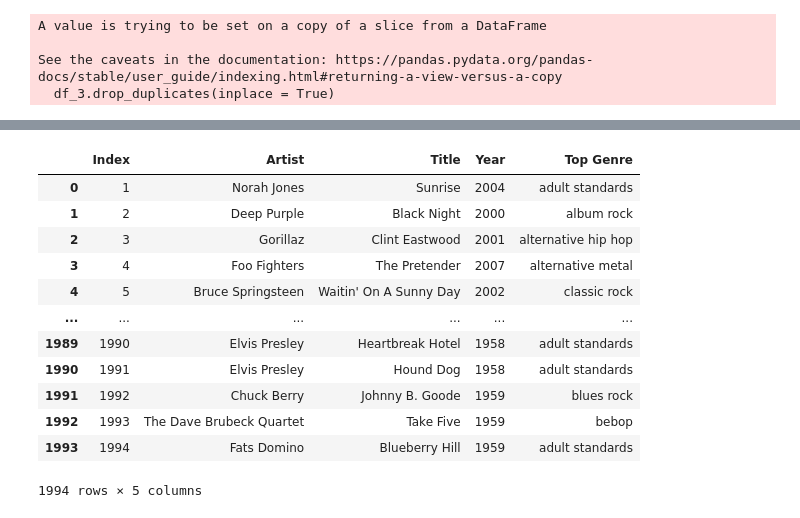
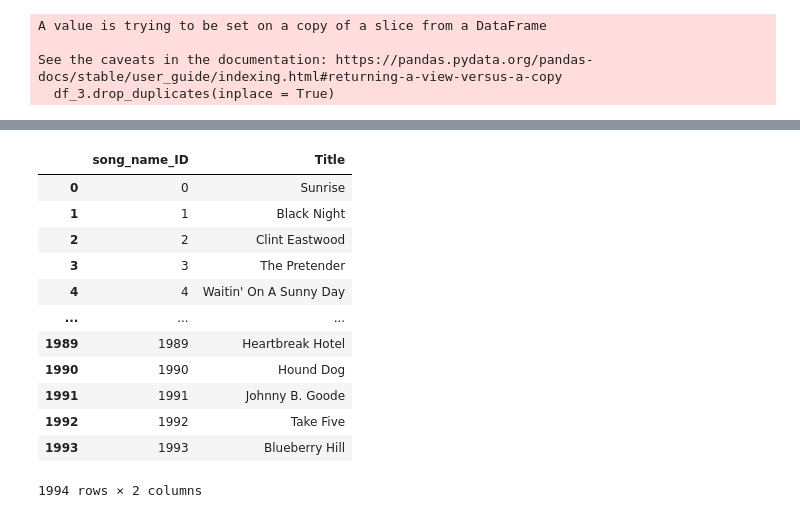
Before and after one commit to gpoon626/ETL-Project, a Jupyter notebook: ETLGroupProject.ipynb, the cells around one changed output, grey strips where cells are left out. Saved outputs shown, nothing was run; the diff lists cells and outputs as text; code cells hidden in the pictures.

```diff
--- a/ETLGroupProject.ipynb
+++ b/ETLGroupProject.ipynb
@@ -199,16 +215,19 @@ ValueError: Can only compare identically-labeled Series objects
 # %%
-df_dummy
+#SONG NAME ID TABLE
+song_name_ID_table = df_1[["Title"]]
+song_name_ID_table.insert(0, "song_name_ID", range(0, 1994))
+song_name_ID_table
 # %% [output]
-|  | Index | Artist | Title | Year | Top Genre |
-| 0 | 1 | Norah Jones | Sunrise | 2004 | adult standards |
-| 1 | 2 | Deep Purple | Black Night | 2000 | album rock |
-| 2 | 3 | Gorillaz | Clint Eastwood | 2001 | alternative hip hop |
-| 3 | 4 | Foo Fighters | The Pretender | 2007 | alternative metal |
-| 4 | 5 | Bruce Springsteen | Waitin' On A Sunny Day | 2002 | classic rock |
-| ... | ... | ... | ... | ... | ... |
-| 1989 | 1990 | Elvis Presley | Heartbreak Hotel | 1958 | adult standards |
-| 1990 | 1991 | Elvis Presley | Hound Dog | 1958 | adult standards |
-| 1991 | 1992 | Chuck Berry | Johnny B. Goode | 1959 | blues rock |
-| 1992 | 1993 | The Dave Brubeck Quartet | Take Five | 1959 | bebop |
-| 1993 | 1994 | Fats Domino | Blueberry Hill | 1959 | adult standards |
+|  | song_name_ID | Title |
+| 0 | 0 | Sunrise |
+| 1 | 1 | Black Night |
+| 2 | 2 | Clint Eastwood |
+| 3 | 3 | The Pretender |
+| 4 | 4 | Waitin' On A Sunny Day |
+| ... | ... | ... |
+| 1989 | 1989 | Heartbreak Hotel |
+| 1990 | 1990 | Hound Dog |
+| 1991 | 1991 | Johnny B. Goode |
+| 1992 | 1992 | Take Five |
+| 1993 | 1993 | Blueberry Hill |
-1994 rows × 5 columns
+1994 rows × 2 columns
```
Also changed, not shown: parts of 15 cells of this notebook.
